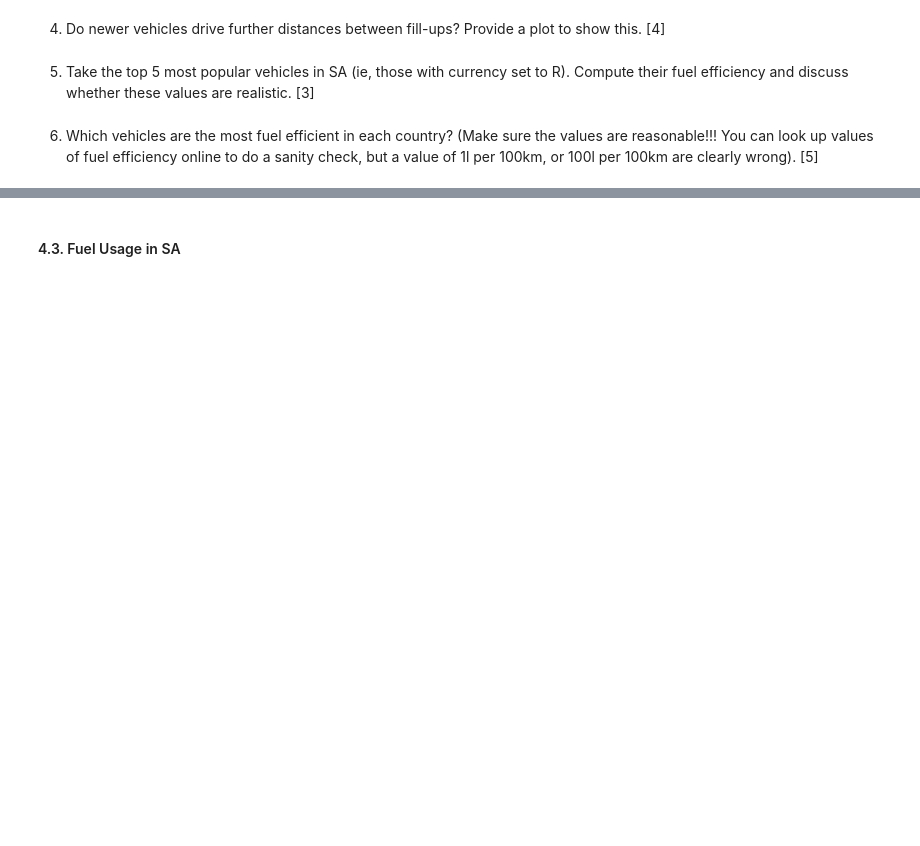
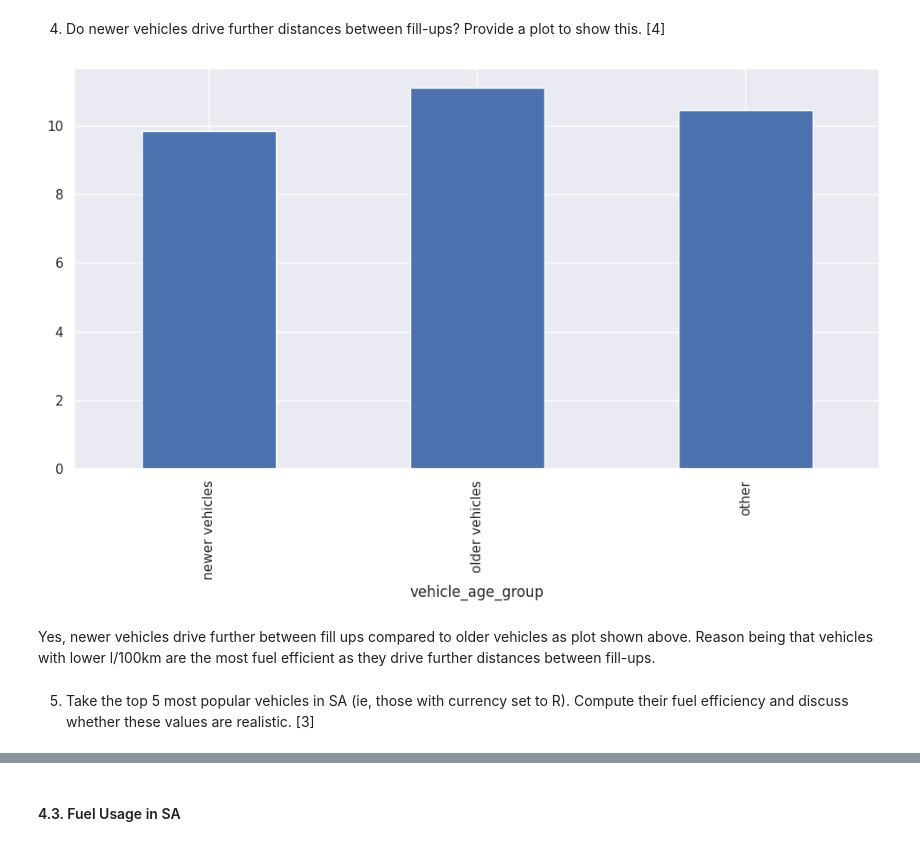
Before and after one commit to tarunaidoo/IDVE_Assignment1, a Jupyter notebook: Assignment1-Check.ipynb, the cells around one changed output, grey strips where cells are left out. Saved outputs shown, nothing was run; the diff lists cells and outputs as text; code cells hidden in the pictures; blank space fills up the shorter version.

Commit message:
Code for question under 4.2. - Fuel Efficiency

```diff
--- a/Assignment1-Check.ipynb
+++ b/Assignment1-Check.ipynb
@@ -1067,12 +1126,30 @@ might be the case. [5]
 # %% [markdown]
 4. Do newer vehicles drive further distances between fill-ups? Provide a plot
 to show this. [4]
+# %%
+# Information Source: https://www.carshop.co.uk/latest-news/what-age-car-should-i-buy/
+# general rule of thumb, a car is usually reliable up to 5 years providing it has been maintained. (carshop, 2021).
+# Therefore cars younger than 5 years or 5 years will be considered as newer vehicles
+
+# Filtering vehicles with fill-ups
+fillup_data2 = df_copy[df_copy['litres_per_100km'].notnull()]
+
+# Creating vehicle age group
+conditions = [
+    (fillup_data2['vehicle_age'] <= 5),
+    (fillup_data2['vehicle_age'] > 5)
+]
+
+values = ['newer vehicles', 'older vehicles']
+
+fillup_data2['vehicle_age_group'] = np.select(conditions, values, default='other')
+# %%
+fillup_data2.groupby('vehicle_age_group')['litres_per_100km'].mean().plot(kind='bar');
+# %% [output]
+[figure, added]
+# %% [markdown]
+Yes, newer vehicles drive further between fill ups compared to older vehicles as plot shown above. Reason being that vehicles with lower l/100km are the most fuel efficient as they drive further distances between fill-ups.
 # %% [markdown]
 5. Take the top 5 most popular vehicles in SA (ie, those with currency set
 to R). Compute their fuel efficiency and discuss whether these values are
 realistic. [3]
-# %% [markdown]
-6. Which vehicles are the most fuel efficient in each country? (Make sure the
-values are reasonable!!! You can look up values of fuel efficiency online
-to do a sanity check, but a value of 1l per 100km, or 100l per 100km are
-clearly wrong). [5]
```
Also changed, not shown: parts of 79 cells of this notebook.
